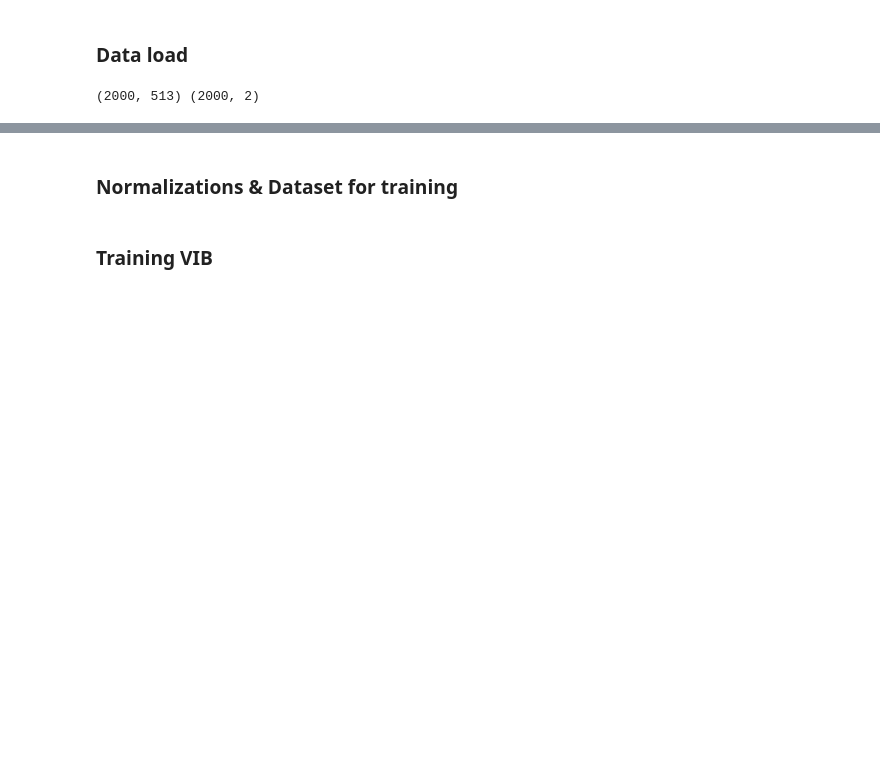
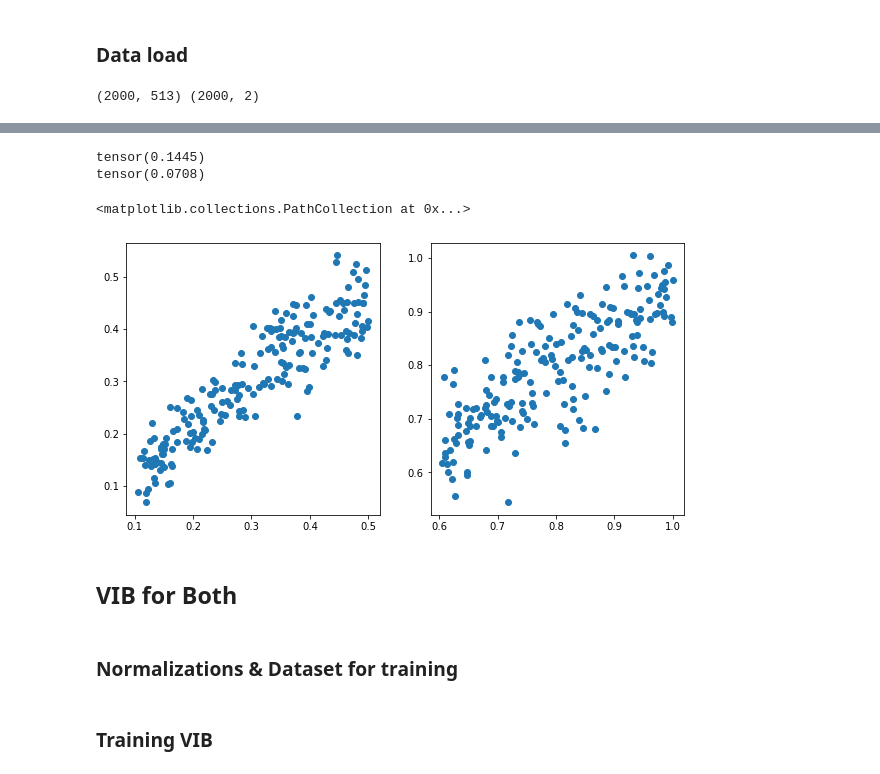
Before and after one commit to YongseokJo/MIEST, a Jupyter notebook: information_bottleneck/VIB_DMO.ipynb, the cells around one changed output, grey strips where cells are left out. Saved outputs shown, nothing was run; the diff lists cells and outputs as text; code cells hidden in the pictures; blank space fills up the shorter version.

```diff
--- a/information_bottleneck/VIB_DMO.ipynb
+++ b/information_bottleneck/VIB_DMO.ipynb
@@ -217,0 +245,14 @@ print(coef.shape, params.shape)
+# %%
+# Hyperparameters
+beta   = 1e-3
+input_shape  = coef.shape[1]
+output_shape = 2
+learning_rate = 1e-3
+decay_rate = 0.97
+z_dim = 50
+epochs = 3000
+
+
+vib = VIB(input_shape, output_shape,z_dim)
+total_loss, accuracy = train_vib(vib, train_loader, device, epochs,batch_size,test_dataset)
+#del vib
@@ -218,3 +277,25 @@ print(coef.shape, params.shape)
+# %%
+vib.eval()
+X, y =test_dataset.tensors
+y_pred, mu, std = vib(torch.tensor(X,dtype=torch.float).to(device))
+y_pred = y_pred.cpu().detach().numpy()
+
+rel1 = np.abs(y[:,0]-y_pred[:,0])/y[:,0]
+rel2 = np.abs(y[:,1]-y_pred[:,1])/y[:,1]
+print(rel1.mean())
+print(rel2.mean())
+fig = plt.figure(figsize=(10,5))
+fig.add_subplot(1,2,1)
+plt.scatter(y[:,0],y_pred[:,0])
+fig.add_subplot(1,2,2)
+plt.scatter(y[:,1],y_pred[:,1])
+# %% [output]
+tensor(0.1445)
+tensor(0.0708)
+<matplotlib.collections.PathCollection at 0x...>
+[figure, added]
+# %% [markdown]
+## VIB for Both
 # %% [markdown]
 ### Normalizations & Dataset for training
 # %%
```
Also changed, not shown: parts of 8 cells of this notebook, 3 other files.
